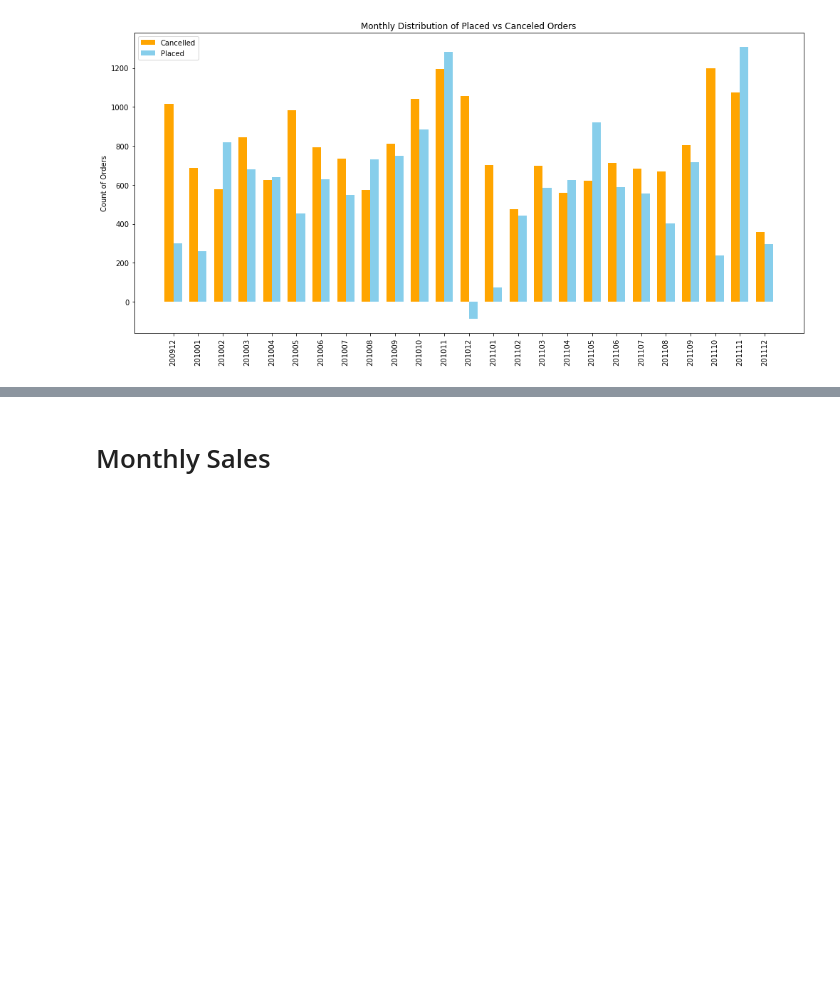
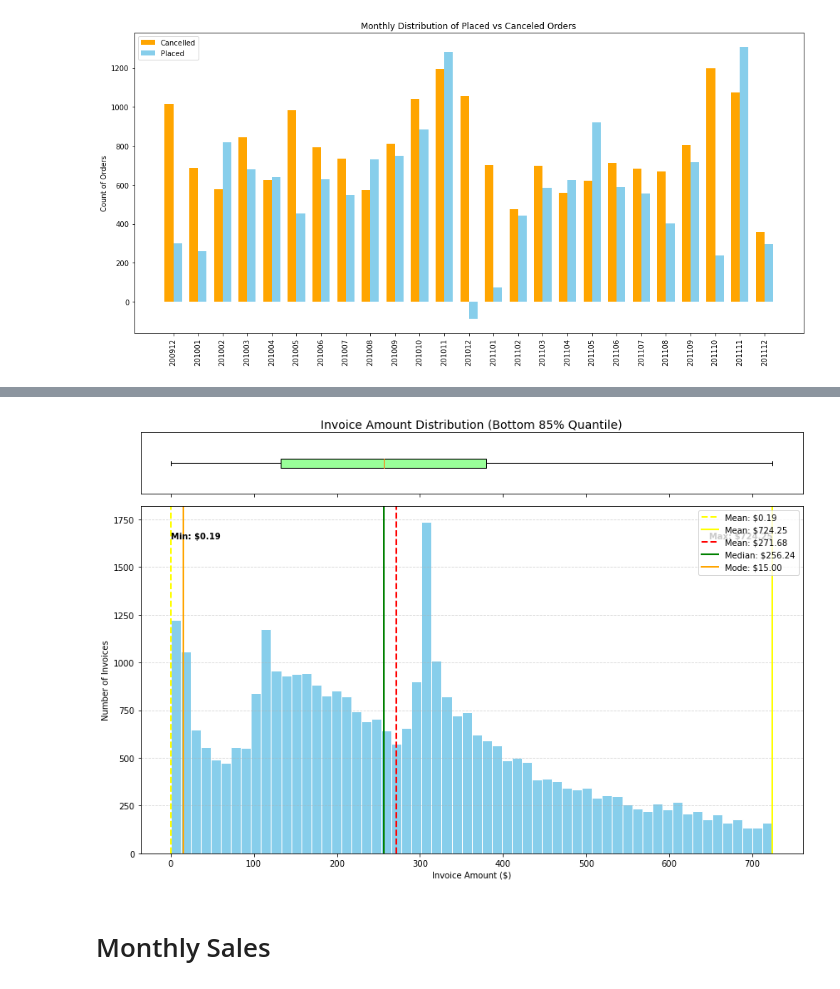
Before and after one commit to jarviscanada/jarvis_data_eng_SumikshTrehan, a Jupyter notebook: python_data_analytics/retail_data_analytics_wrangling.ipynb, the cells around one changed output, grey strips where cells are left out. Cells and saved outputs as stored; diff of their text form; code cells hidden in the pictures; blank space fills up the shorter version.

```diff
--- a/python_data_analytics/retail_data_analytics_wrangling.ipynb
+++ b/python_data_analytics/retail_data_analytics_wrangling.ipynb
@@ -368,3 +353,53 @@ plt.show()
+# %%
+# Ques-3
+q85 = invoice_df['invoice_amount'].quantile(0.85)
+
+# 2. Filter the data to focus on the core 85% (removes extreme outliers)
+dist_data_df = invoice_df[invoice_df['invoice_amount'] <= q85].copy()
+
+# 3. Calculate Stats for the filtered data (Scalars for plotting)
+# v_min = float(dist_data_df['invoice_amount'].min())
+# v_max = float(dist_data_df['invoice_amount'].max())
+# v_mean = float(dist_data_df['invoice_amount'].mean())
+# v_median = float(dist_data_df['invoice_amount'].median())
+# v_mode = float(dist_data_df['invoice_amount'].mode()[0])
+
+# 4. Visualization
+fig, (ax_box, ax_hist) = plt.subplots(2, sharex=True,
+                                      gridspec_kw={"height_ratios": (.15, .85)},
+                                      figsize=(12, 8))
+
+# --- Top: Boxplot ---
+ax_box.boxplot(dist_data_df['invoice_amount'], vert=False, patch_artist=True,
+               boxprops=dict(facecolor='#99ff99', color='black'))
+ax_box.set_title(f'Invoice Amount Distribution (Bottom 85% Quantile)', fontsize=14)
+ax_box.set_yticks([])
+
+# --- Bottom: Histogram ---
+counts, bins, patches = ax_hist.hist(dist_data_df['invoice_amount'], bins=60,
+                                     color='skyblue', edgecolor='white')
+
+# Add vertical lines for statistics
+ax_hist.axvline(v_min, color='yellow', linestyle='--', linewidth=2, label=f'Mean: ${v_min:.2f}')
+ax_hist.axvline(v_max, color='yellow', linestyle='-', linewidth=2, label=f'Mean: ${v_max:.2f}')
+ax_hist.axvline(v_mean, color='red', linestyle='--', linewidth=2, label=f'Mean: ${v_mean:.2f}')
+ax_hist.axvline(v_median, color='green', linestyle='-', linewidth=2, label=f'Median: ${v_median:.2f}')
+ax_hist.axvline(v_mode, color='orange', linestyle='-', linewidth=2, label=f'Mode: ${v_mode:.2f}')
+
+# Annotate Min and Max values
+ax_hist.text(v_min, max(counts)*0.95, f'Min: ${v_min:.2f}', fontweight='bold')
+ax_hist.text(v_max, max(counts)*0.95, f'Max: ${v_max:.2f}', fontweight='bold', horizontalalignment='right')
+
+# Formatting labels and legend
+ax_hist.set_xlabel('Invoice Amount ($)')
+ax_hist.set_ylabel('Number of Invoices')
+ax_hist.legend(loc='upper right')
+ax_hist.grid(axis='y', linestyle='--', alpha=0.5)
+
+plt.tight_layout()
+plt.show()
+# %% [output]
+[figure, added]
 # %% [markdown]
 # Monthly Sales
 # %% [markdown]
```
Also changed, not shown: parts of 10 cells of this notebook.
